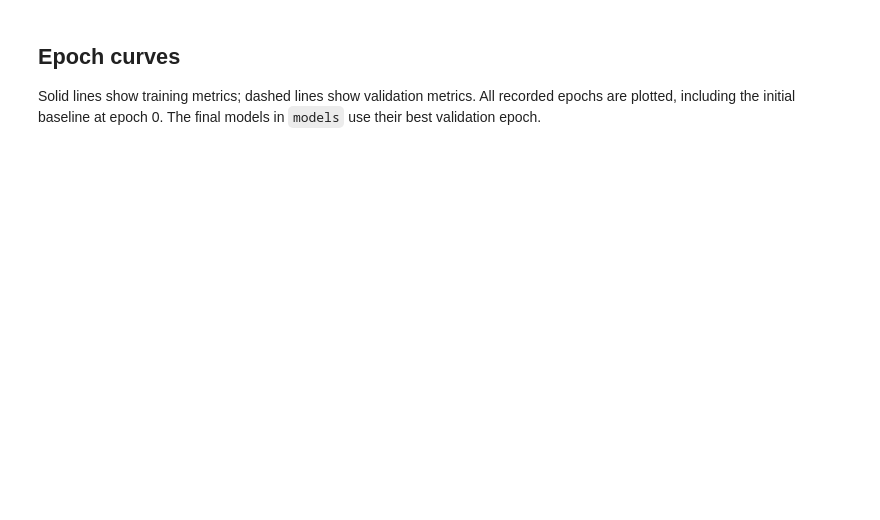
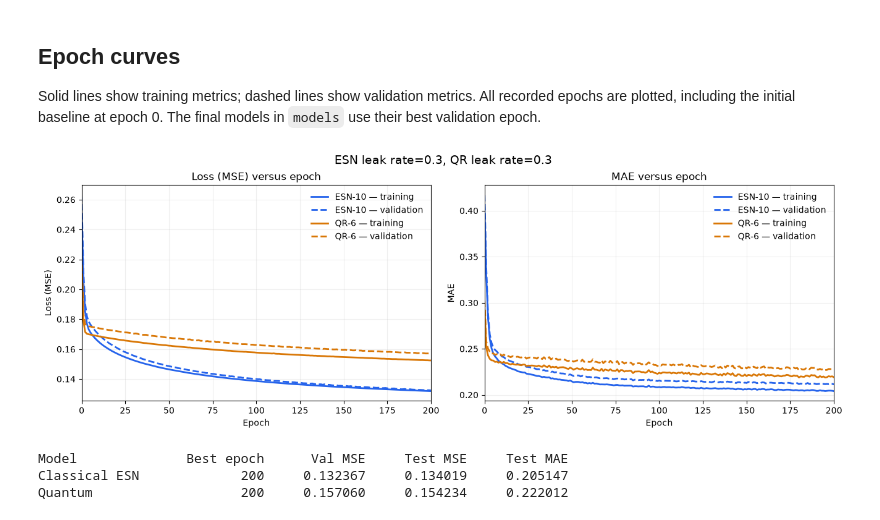
Before and after one commit to juanfrh7/Quantum-reservoir-computing-for-robot-motion-prediction, a Jupyter notebook: src/reservoir_training.ipynb, the cells around one changed output. Drawn from its saved outputs; the diff is of its cells as text; code cells hidden in the pictures; blank space fills up the shorter version.

```diff
--- a/src/reservoir_training.ipynb
+++ b/src/reservoir_training.ipynb
@@ -26,8 +26,8 @@ if str(SRC_DIR) not in sys.path:
     sys.path.insert(0, str(SRC_DIR))
 
 from reservoirs import ESNReservoir, QiskitQuantumReservoir
-from utils import cached_metrics, configure_input_normalization, make_loader, reservoir_features, train_readout
-from video_data import fit_input_normalization, load_dataset, split_video_indices
+from utils import cached_metrics, make_loader, reservoir_features, train_readout
+from video_data import load_dataset, split_video_indices
 
 # Dataset, split, and optimization settings: edit everything here.
 DATASET_PATH = SRC_DIR / "dataset" / "final_dataset.pkl"
@@ -39,14 +39,12 @@ EPOCHS = 200
 LEARNING_RATE = 1e-3
 ADAM_BETAS = (0.9, 0.999)
 ADAM_EPS = 1e-8
-INPUT_STD_EPS = 1e-8  # Treat smaller training std as constant.
-ESN_INPUT_GAIN = 1.0
-QUANTUM_INPUT_GAIN = 1.0  # Scale the standardized signal entering RY rotations.
+leak_rate = 0.3
 
 # All ESN constructor hyperparameters; input/output widths come from the data.
 ESN_CONFIG = {
-    "reservoir_size": 100,
-    "leak_rate": 0.3,
+    "reservoir_size": 10,
+    "leak_rate": leak_rate,
     "spectral_radius": 1.0,
     "reservoir_connectivity": 1.0,
     "time_step": 1,
@@ -54,15 +52,15 @@ ESN_CONFIG = {
 
 # All quantum constructor hyperparameters; damping is the quantum leak rate.
 QUANTUM_CONFIG = {
-    "num_qubits": 8,
-    "hz": 1.0,
-    "Jz": 3.0,
+    "num_qubits": 6,
+    "hz": 1,
+    "Jz": 3,
     "reservoir_time": 1.0,
     "interaction": "XX",
     "connectivity": "all_to_all",
-    "single_observables": ("Z", "X", "Y"),
-    "pair_observables": ("ZZ", "XX", "YY"),
-    "damping": 0.3,
+    "single_observables": ("Z", "X"),
+    "pair_observables": ("ZZ", "XX",),
+    "damping": leak_rate,
     "time_step": 1,
     "coupling_seed": 42,
 }
@@ -97,13 +94,6 @@ model_configs = {"Classical ESN": {**ESN_CONFIG, **dimensions},
 models = {"Classical ESN": ESNReservoir(model_configs["Classical ESN"]),
           "Quantum": QiskitQuantumReservoir(**model_configs["Quantum"])}
 
-# Fit statistics on training frames only; fold the transform into each input layer.
-input_mean, input_std = fit_input_normalization(splits["train"][0], INPUT_STD_EPS)
-for name, model in models.items():
-    gain = ESN_INPUT_GAIN if name == "Classical ESN" else QUANTUM_INPUT_GAIN
-    configure_input_normalization(model, input_mean, input_std, gain)
-print("Input normalization: training-set z-score; all splits still pass raw inputs.")
-
 print(f"Videos={len(X)}, frames={min(map(len, X))}..{max(map(len, X))}, "
       f"features={X[0].shape[1]}, decisions={y[0].shape[1]}")
 print("Video splits:", {name: len(indices) for name, indices in split_indices.items()})
@@ -167,29 +193,35 @@ The final models in `models` use their best validation epoch.
 # %%
 colors = {"Classical ESN": "#2563EB", "Quantum": "#D97706"}
 # Use the reservoir sizes from this notebook's experiment settings.
 labels = {"Classical ESN": f"ESN-{ESN_CONFIG['reservoir_size']}",
           "Quantum": f"QR-{QUANTUM_CONFIG['num_qubits']}"}
 fig, axes = plt.subplots(1, 2, figsize=(13, 4.5), constrained_layout=True)
 for ax, metric, title in zip(axes, ("loss", "mae"), ("Loss (MSE)", "MAE")):
     for name, history in histories.items():
         for split, style in (("train", "-"), ("val", "--")):
             ax.plot(history["epoch"], history[f"{split}_{metric}"],
                     color=colors[name], linestyle=style, linewidth=2,
                     label=f"{labels[name]} — {'training' if split == 'train' else 'validation'}")
     ax.set_xlabel("Epoch")
     ax.set_ylabel(title)
     ax.set_title(f"{title} versus epoch")
     ax.set_xlim(0, EPOCHS)
     ax.grid(alpha=0.2)
     ax.legend(frameon=False)
 # Quantum damping is its leak rate; show both rates if they differ.
 fig.suptitle(
-    f"Readout training | ESN leak rate={ESN_CONFIG['leak_rate']:g}, "
+    f"ESN leak rate={ESN_CONFIG['leak_rate']:g}, "
     f"QR leak rate={QUANTUM_CONFIG['damping']:g}", fontsize=14,
 )
 plt.show()
+# %% [output]
+[figure, added]
 # %%
 print(f"{'Model':<18} {'Best epoch':>10} {'Val MSE':>12} {'Test MSE':>12} {'Test MAE':>12}")
 for name, scores in results.items():
     print(f"{name:<18} {scores['best_epoch']:>10} {scores['validation_mse']:>12.6f} "
           f"{scores['test']['loss']:>12.6f} {scores['test']['mae']:>12.6f}")
+# %% [output]
+Model              Best epoch      Val MSE     Test MSE     Test MAE
+Classical ESN             200     0.132367     0.134019     0.205147
+Quantum                   200     0.157060     0.154234     0.222012
```
Also changed, not shown: parts of 5 cells of this notebook, 1 other file.
